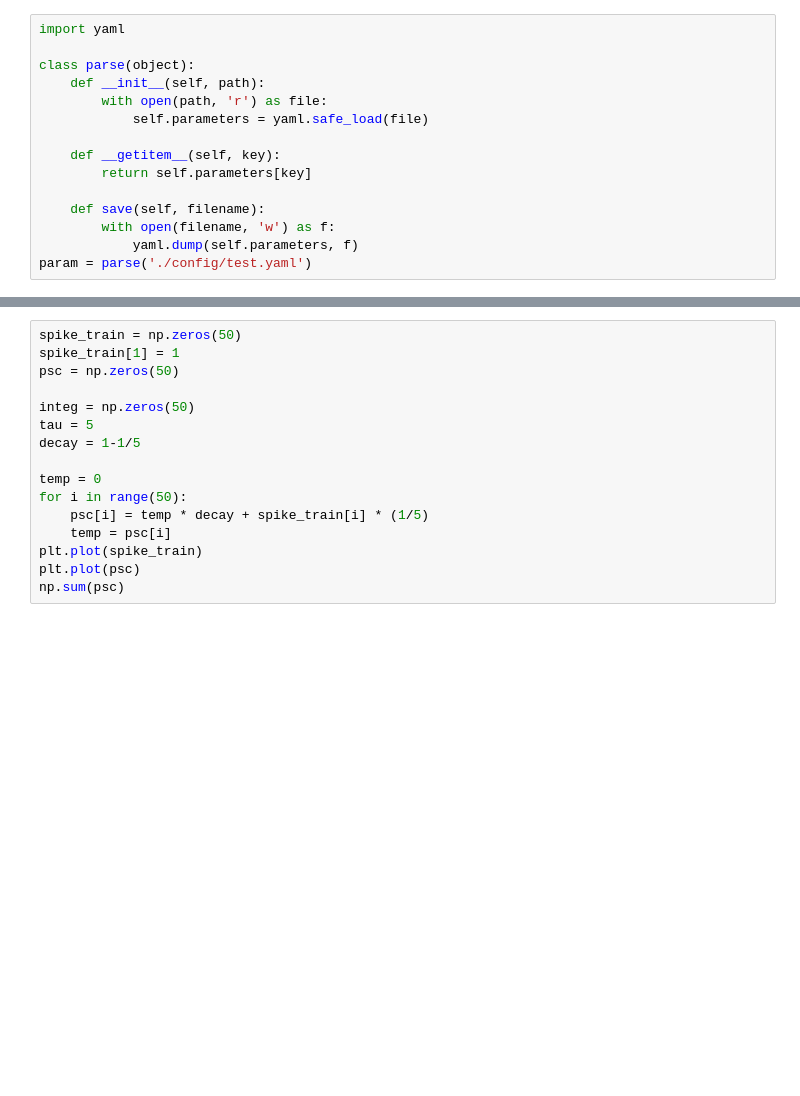
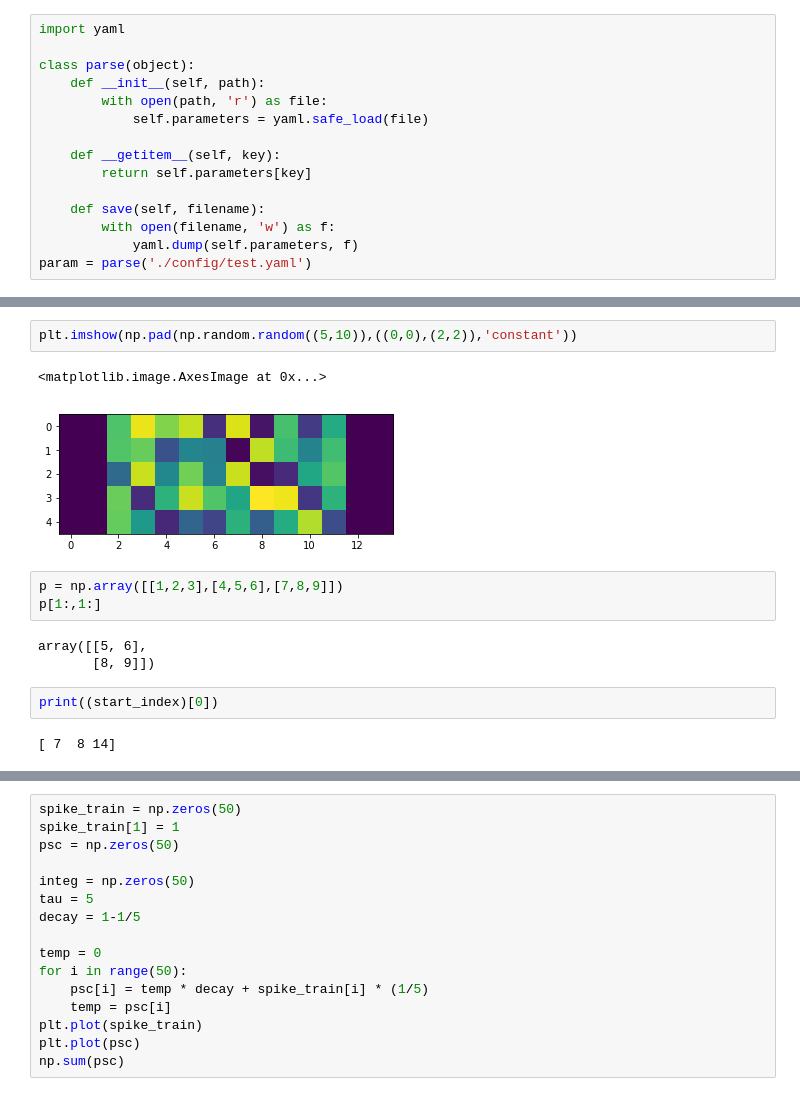
Before and after one commit to superrrpotato/STDP, a Jupyter notebook: STDP.ipynb, the cells around one changed output, grey strips where cells are left out. Saved outputs shown, nothing was run; the diff lists cells and outputs as text; blank space fills up the shorter version.

```diff
--- a/STDP.ipynb
+++ b/STDP.ipynb
@@ -98,0 +135,15 @@ plt.ylim(-2,2)
+# %%
+plt.imshow(np.pad(np.random.random((5,10)),((0,0),(2,2)),'constant'))
+# %% [output]
+<matplotlib.image.AxesImage at 0x...>
+[figure, added]
+# %%
+p = np.array([[1,2,3],[4,5,6],[7,8,9]])
+p[1:,1:]
+# %% [output]
+array([[5, 6],
+       [8, 9]])
+# %%
+print((start_index)[0])
+# %% [output]
+[ 7  8 14]
```
Also changed, not shown: parts of 7 cells of this notebook, 1 other file.
